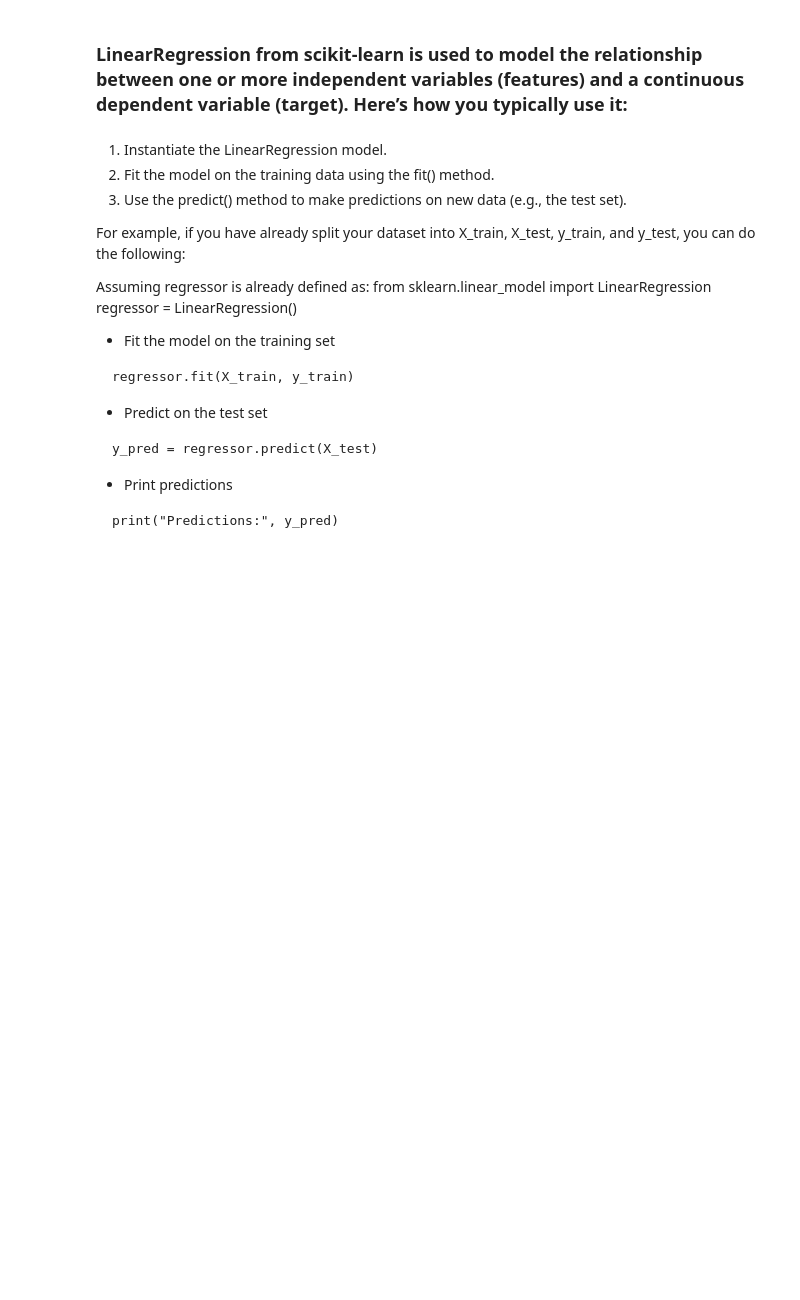
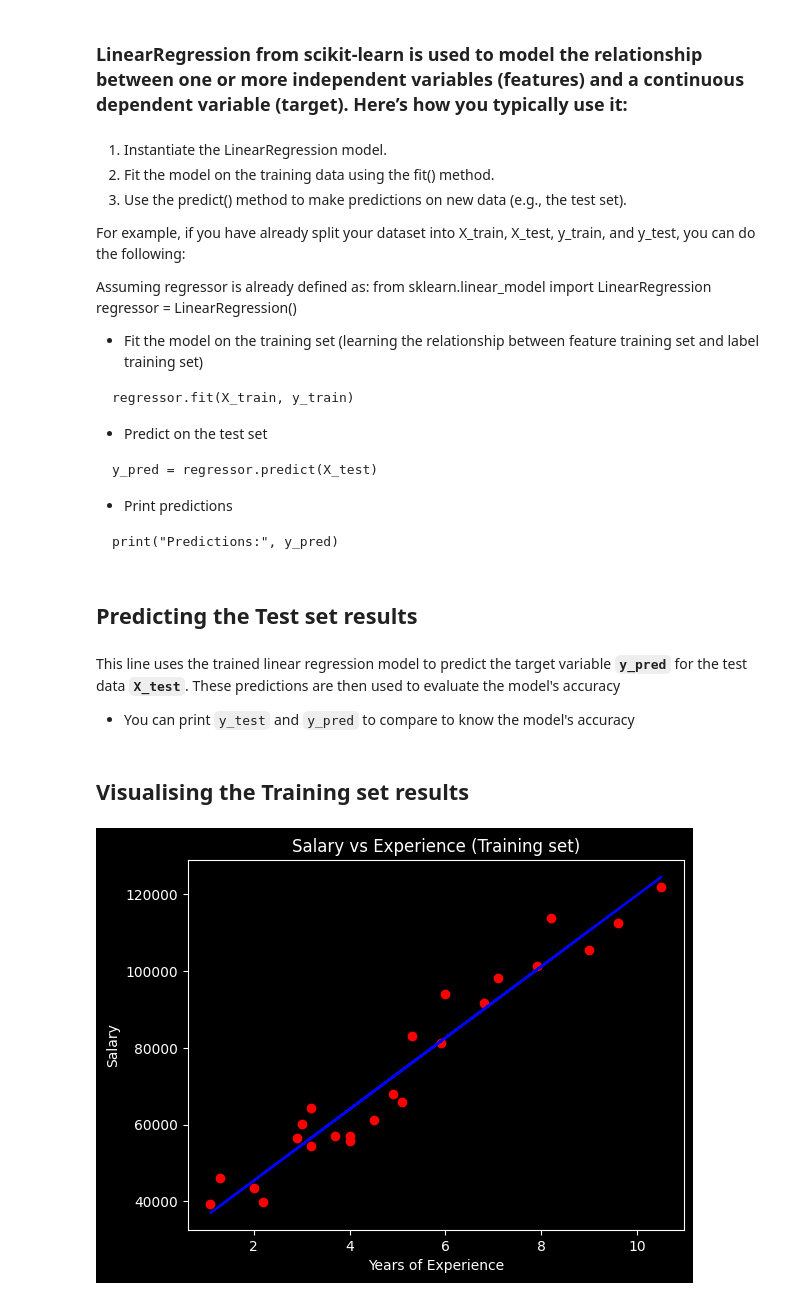
Before and after one commit to thanhdong200425/Machine-Learning-s-research, a Jupyter notebook: Regression/SimpleLinearRegression/simple_linear_regression.ipynb, the cells around one changed output. Cells and saved outputs as stored; diff of their text form; code cells hidden in the pictures; blank space fills up the shorter version.

Commit message:
Visualising the Training and Test sets results

````diff
--- a/Regression/SimpleLinearRegression/simple_linear_regression.ipynb
+++ b/Regression/SimpleLinearRegression/simple_linear_regression.ipynb
@@ -35,3 +36,4 @@ print(y_test)
 # %%
 from sklearn.linear_model import LinearRegression
 regressor = LinearRegression()
+regressor.fit(X_train, y_train)
@@ -49,7 +53,7 @@ Assuming regressor is already defined as:
 from sklearn.linear_model import LinearRegression
  regressor = LinearRegression()
 
-* Fit the model on the training set
+* Fit the model on the training set (learning the relationship between feature training set and label training set)
 ```
 regressor.fit(X_train, y_train)
 ```
@@ -63,3 +67,5 @@ y_pred = regressor.predict(X_test)
 ```
 print("Predictions:", y_pred)
 ```
+# %% [markdown]
+## Predicting the Test set results
@@ -65,0 +76,15 @@ print("Predictions:", y_pred)
+# %% [markdown]
+This line uses the trained linear regression model to predict the target variable **```y_pred```** for the test data **```X_test```**. These predictions are then used to evaluate the model's accuracy
+
+- You can print ```y_test``` and ```y_pred``` to compare to know the model's accuracy
+# %% [markdown]
+## Visualising the Training set results
+# %%
+plt.scatter(X_train, y_train, color='red')
+plt.plot(X_train, regressor.predict(X_train), color='blue')
+plt.title('Salary vs Experience (Training set)')
+plt.xlabel('Years of Experience')
+plt.ylabel('Salary')
+plt.show()
+# %% [output]
+[figure, added]
````
Also changed, not shown: parts of 6 cells of this notebook.
